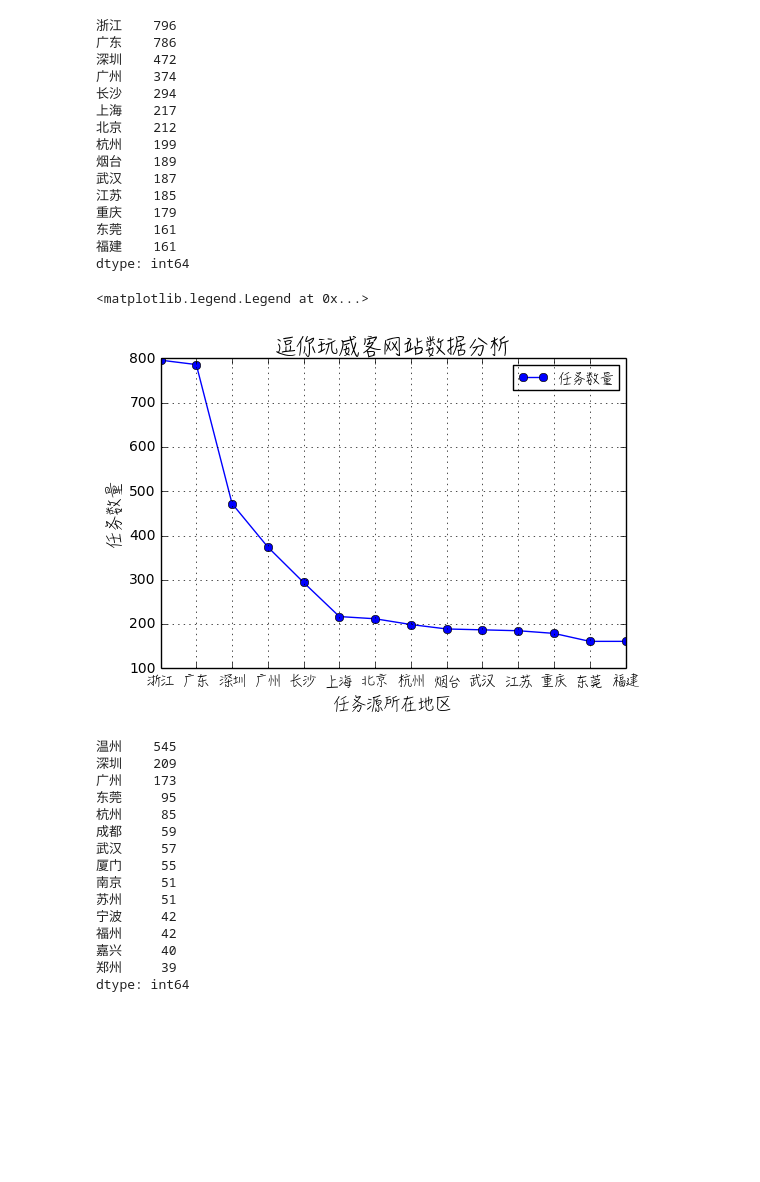
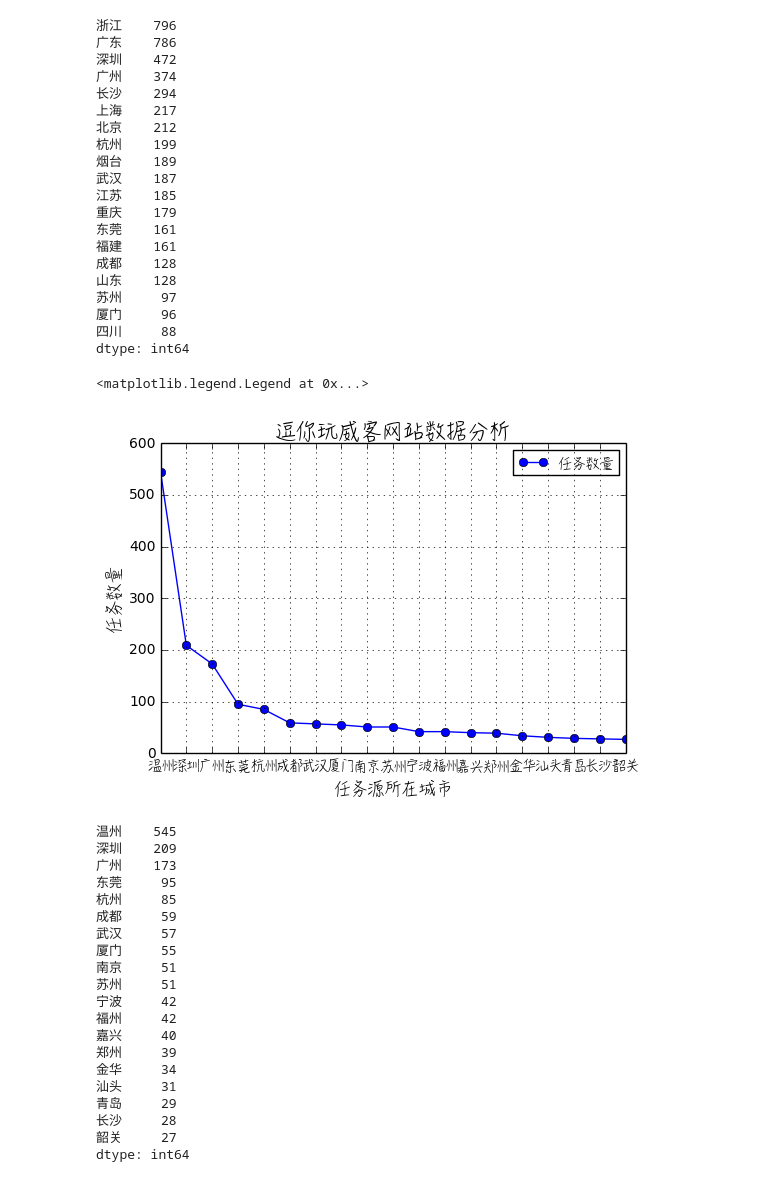
Before and after one commit to chengang545/dataMining, a Jupyter notebook: Untitled2.ipynb, the cells around one changed output. Drawn from its saved outputs; the diff is of its cells as text; code cells hidden in the pictures; blank space fills up the shorter version.

```diff
--- a/Untitled2.ipynb
+++ b/Untitled2.ipynb
@@ -58,5 +59,5 @@ df1.plot(kind='scatter',x="A", y="B", alpha=0.3)
 # %%
-df.iloc[:,-2].value_counts().iloc[1:15]
+df.iloc[:,-2].value_counts().iloc[1:20]#统计各区域任务数量排名前20
 # %% [output]
 浙江    796
 广东    786
@@ -72,30 +73,33 @@ df.iloc[:,-2].value_counts().iloc[1:15]
 重庆    179
 东莞    161
 福建    161
+成都    128
+山东    128
+苏州     97
+厦门     96
+四川     88
 dtype: int64
 # %%
-rcParams['savefig.dpi']=100#设定图片的DPI
-zhfont1= font_manager.FontProperties(fname='/Library/Fonts/Lantinghei.ttc')
-zhfont2= font_manager.FontProperties(fname='/Library/Fonts/Hanzipen.ttc')
-zhfont3= font_manager.FontProperties(fname='/Library/Fonts/Yuanti.ttc')
 fig = plt.figure()#定义一个图片
 ax = fig.add_subplot(111)#划分1行1列选第1块。
-x = ax.xaxis#获取 x 轴坐标
-y = ax.yaxis#获取 y 轴坐标
+x = ax.xaxis#获取x,y轴坐标
+y = ax.yaxis
 xmajorLocator = matplotlib.ticker.MultipleLocator(1)#设定主 X 轴间隔为1的倍数
 x.set_major_locator(xmajorLocator)
-ax.set_xticklabels("abcdefg",fontproperties=zhfont2)#设定 X 轴坐标标签
-df.iloc[:,-2].value_counts().iloc[1:15].plot(color=(0,0,1),marker='o')#图形化显示，选定RGB颜色，选定标记为点
-plt.title(u"逗你玩威客网站数据分析",fontproperties=zhfont2,size=15)
+ax.set_xticklabels('abcdefg',fontproperties=zhfont2)#设定 X 轴坐标标签
+
+df.iloc[:,-1].value_counts().iloc[1:20].plot(color=(0,0,1),marker='o')#图形化显示，选定RGB颜色，选定标记为点
+
+plt.title(u'逗你玩威客网站数据分析',fontproperties=zhfont2,size=15)
 #plt.text(0.5,0.5,u"北国风光",fontproperties=zhfont2,size=30)
-plt.xlabel(u"任务源所在地区",fontproperties=zhfont2,size=12)
-plt.ylabel(u"任务数量",fontproperties=zhfont2,size=12)
-plt.legend((u"任务数量",), loc='upper right',prop=zhfont2)
+plt.xlabel(u'任务源所在城市',fontproperties=zhfont2,size=12)
+plt.ylabel(u'任务数量',fontproperties=zhfont2,size=12)
+plt.legend((u'任务数量',), loc='upper right',prop=zhfont2)
 # %% [output]
 <matplotlib.legend.Legend at 0x...>
-[figure, old version]
+[figure, new version]
 # %%
-df.iloc[:,-1].value_counts().iloc[1:15]
+df.iloc[:,-1].value_counts().iloc[1:20]#统计各城市任务数量排名前20
 # %% [output]
 温州    545
 深圳    209
@@ -111,4 +115,9 @@ df.iloc[:,-1].value_counts().iloc[1:15]
 福州     42
 嘉兴     40
 郑州     39
+金华     34
+汕头     31
+青岛     29
+长沙     28
+韶关     27
 dtype: int64
```
Also changed, not shown: parts of 6 cells of this notebook.
